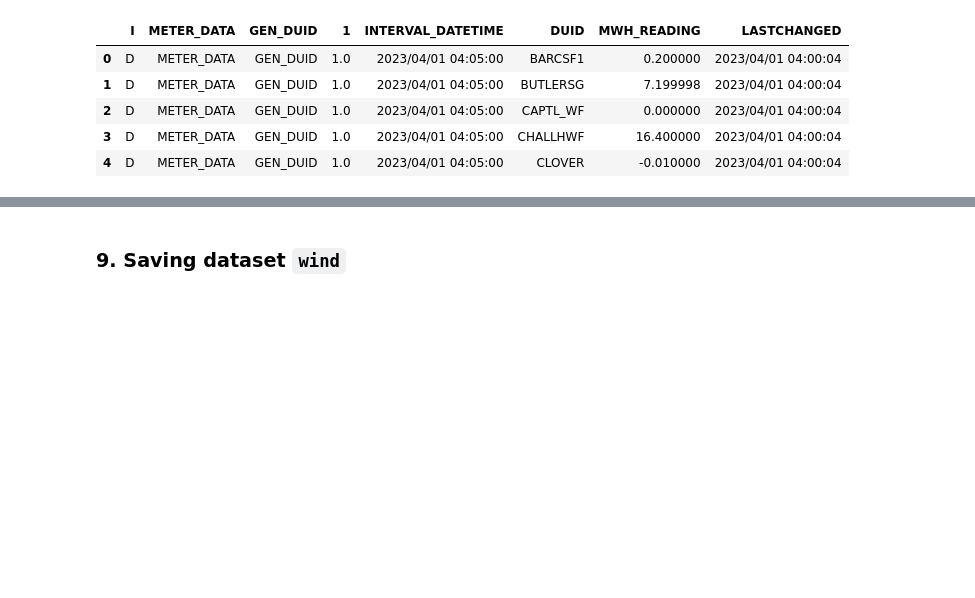
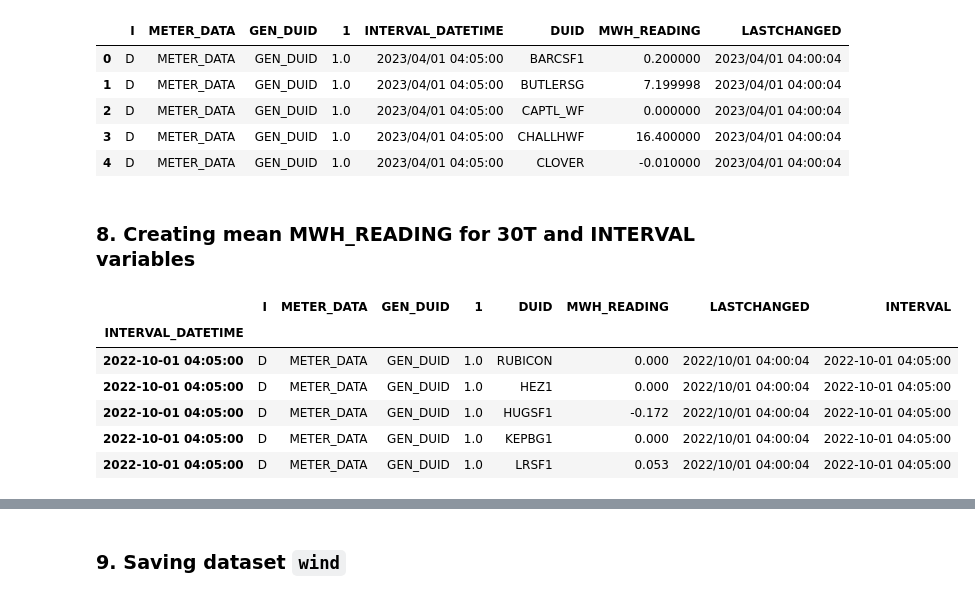
Before and after one commit to heycece/nemforecasting, a Jupyter notebook: BeautifulSoup Webscraper - wind data.ipynb, the cells around one changed output, grey strips where cells are left out. Cells and saved outputs as stored; diff of their text form; code cells hidden in the pictures; blank space fills up the shorter version.

Commit message:
Formatting edits
- Added a variable for uniformity

```diff
--- a/BeautifulSoup Webscraper - wind data.ipynb
+++ b/BeautifulSoup Webscraper - wind data.ipynb
@@ -575,0 +574,17 @@ combined_df = combined_df.sort_values(by='INTERVAL_DATETIME', ascending=True)
+# %% [markdown]
+### 8. Creating mean MWH_READING for 30T and INTERVAL variables <a name="avereading"></a>
+# %%
+# Converting CALENDAR_DAY to datetime
+combined_df['INTERVAL_DATETIME'] = pd.to_datetime(combined_df['INTERVAL_DATETIME'])
+combined_df = combined_df.sort_values(by='INTERVAL_DATETIME', ascending=True)
+combined_df['INTERVAL'] = combined_df['INTERVAL_DATETIME'].copy()
+combined_df.set_index('INTERVAL_DATETIME', inplace=True)
+combined_df.head()
+# %% [output]
+|  | I | METER_DATA | GEN_DUID | 1 | DUID | MWH_READING | LASTCHANGED | INTERVAL |
+| INTERVAL_DATETIME |  |  |  |  |  |  |  |  |
+| 2022-10-01 04:05:00 | D | METER_DATA | GEN_DUID | 1.0 | RUBICON | 0.000 | 2022/10/01 04:00:04 | 2022-10-01 04:05:00 |
+| 2022-10-01 04:05:00 | D | METER_DATA | GEN_DUID | 1.0 | HEZ1 | 0.000 | 2022/10/01 04:00:04 | 2022-10-01 04:05:00 |
+| 2022-10-01 04:05:00 | D | METER_DATA | GEN_DUID | 1.0 | HUGSF1 | -0.172 | 2022/10/01 04:00:04 | 2022-10-01 04:05:00 |
+| 2022-10-01 04:05:00 | D | METER_DATA | GEN_DUID | 1.0 | KEPBG1 | 0.000 | 2022/10/01 04:00:04 | 2022-10-01 04:05:00 |
+| 2022-10-01 04:05:00 | D | METER_DATA | GEN_DUID | 1.0 | LRSF1 | 0.053 | 2022/10/01 04:00:04 | 2022-10-01 04:05:00 |
```
Also changed, not shown: parts of 27 cells of this notebook.
